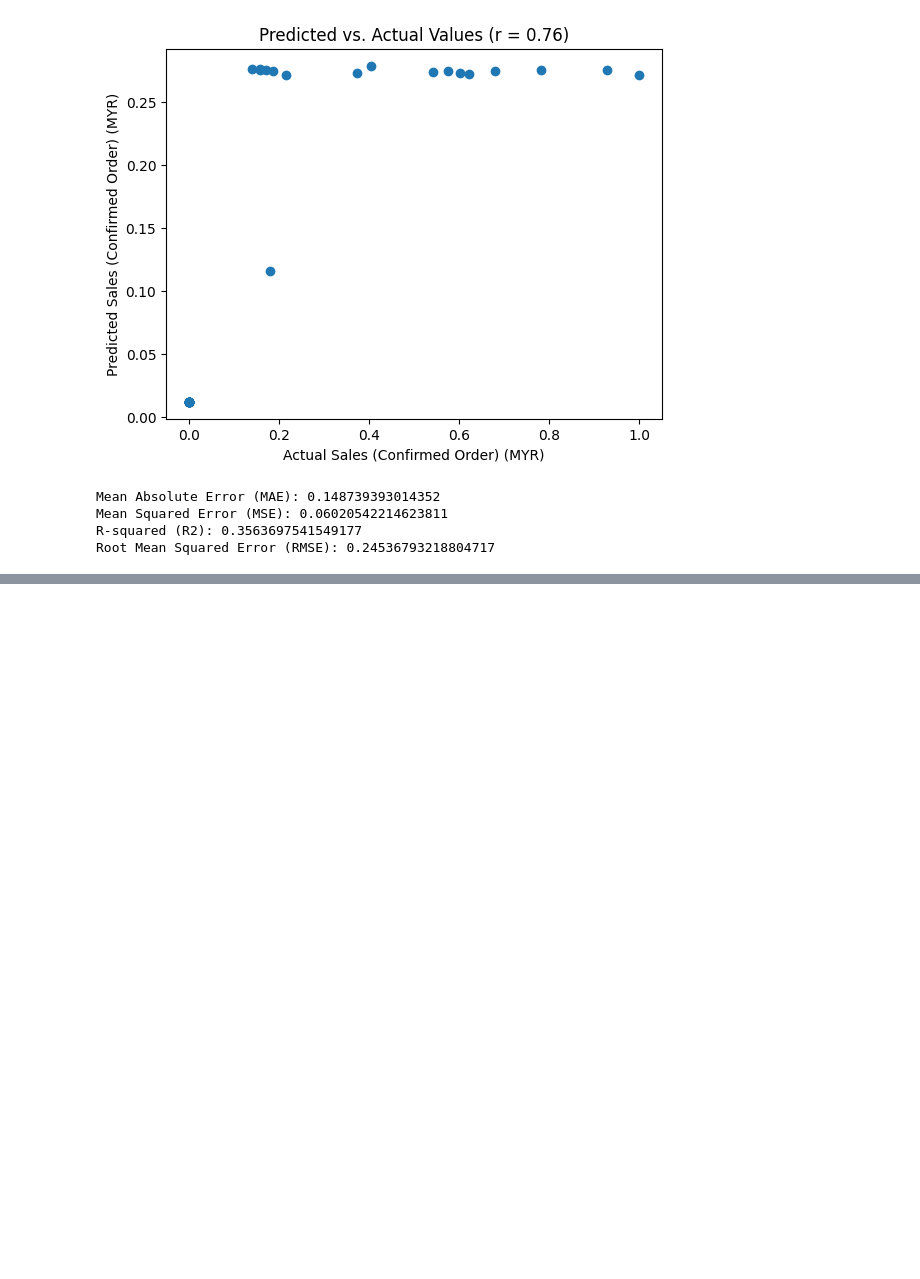
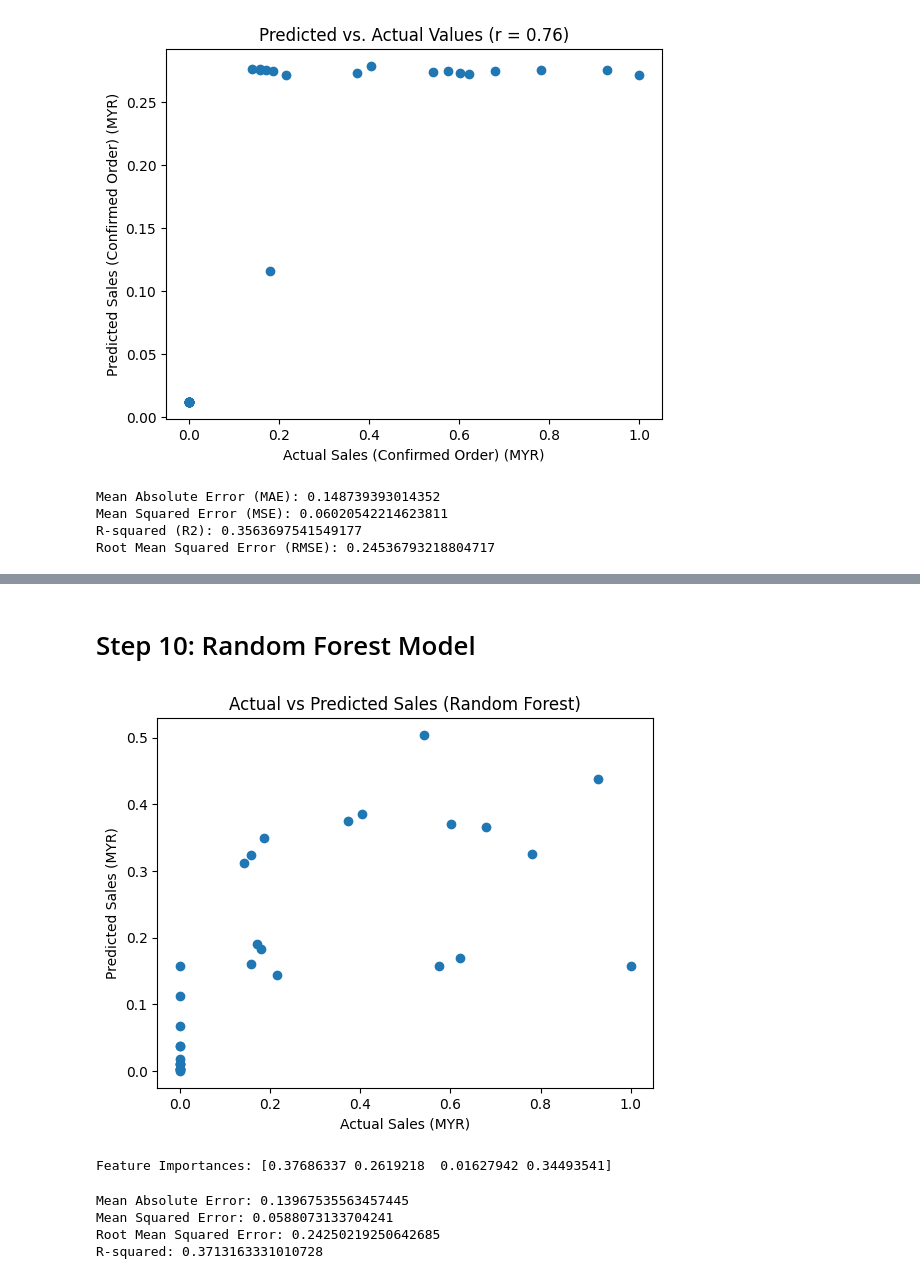
Before and after one commit to JingYuan0926/ChiliLado, a Jupyter notebook: ChiliLado.ipynb, the cells around one changed output, grey strips where cells are left out. Saved outputs shown, nothing was run; the diff lists cells and outputs as text; code cells hidden in the pictures; blank space fills up the shorter version.

```diff
--- a/ChiliLado.ipynb
+++ b/ChiliLado.ipynb
@@ -871,0 +1054,65 @@ Root Mean Squared Error (RMSE): 0.24536793218804717
+# %% [markdown]
+# Step 10: Random Forest Model
+# %%
+import numpy as np
+import pandas as pd
+from sklearn.model_selection import train_test_split
+from sklearn.ensemble import RandomForestRegressor
+from sklearn import metrics
+import matplotlib.pyplot as plt
+
+# Assuming you have two datasets: df1 and df2
+# ...
+
+# Concatenate columns from both datasets
+Xf = pd.concat([df1[['Product Visitors (Visit)', 'Product Page Views', 'Items Visited', 'Search Clicks']],
+               df2[['Percentage of new buyers', 'Percentage of repeat buyers']]], axis=1)
+
+# Target variable
+Yf = df1['Sales (Confirmed Order) (MYR)']
+
+# Split the data into training and testing sets
+X_trainf, X_testf, Y_trainf, Y_testf = train_test_split(Xf, Yf, test_size=0.2, random_state=42)
+
+# Create a Random Forest Regression model
+rf_modelf = RandomForestRegressor(n_estimators=100, random_state=42)
+
+# Train the model
+rf_modelf.fit(X_train, Y_trainf)
+
+# Make predictions on the test set
+Y_pred_rff = rf_modelf.predict(X_test)
+
+# Plotting the predicted vs actual values for Random Forest
+plt.scatter(Y_testf, Y_pred_rff)
+plt.xlabel("Actual Sales (MYR)")
+plt.ylabel("Predicted Sales (MYR)")
+plt.title("Actual vs Predicted Sales (Random Forest)")
+plt.show()
+
+# You can also print feature importances
+feature_importances = rf_modelf.feature_importances_
+print('Feature Importances:', feature_importances)
+# %% [output]
+[figure, added]
+Feature Importances: [0.37686337 0.2619218  0.01627942 0.34493541]
+# %%
+from sklearn.metrics import mean_absolute_error
+maef = mean_absolute_error(Y_testf, Y_pred_rff)
+print('Mean Absolute Error:', maef)
+
+from sklearn.metrics import mean_squared_error
+msef = mean_squared_error(Y_testf, Y_pred_rff)
+print('Mean Squared Error:', msef)
+
+rmsef = np.sqrt(msef)
+print('Root Mean Squared Error:', rmsef)
+
+from sklearn.metrics import r2_score
+r2f = r2_score(Y_testf, Y_pred_rff)
+print('R-squared:', r2f)
+# %% [output]
+Mean Absolute Error: 0.13967535563457445
+Mean Squared Error: 0.0588073133704241
+Root Mean Squared Error: 0.24250219250642685
+R-squared: 0.3713163331010728
```
Also changed, not shown: parts of 11 cells of this notebook, 1 other file.
